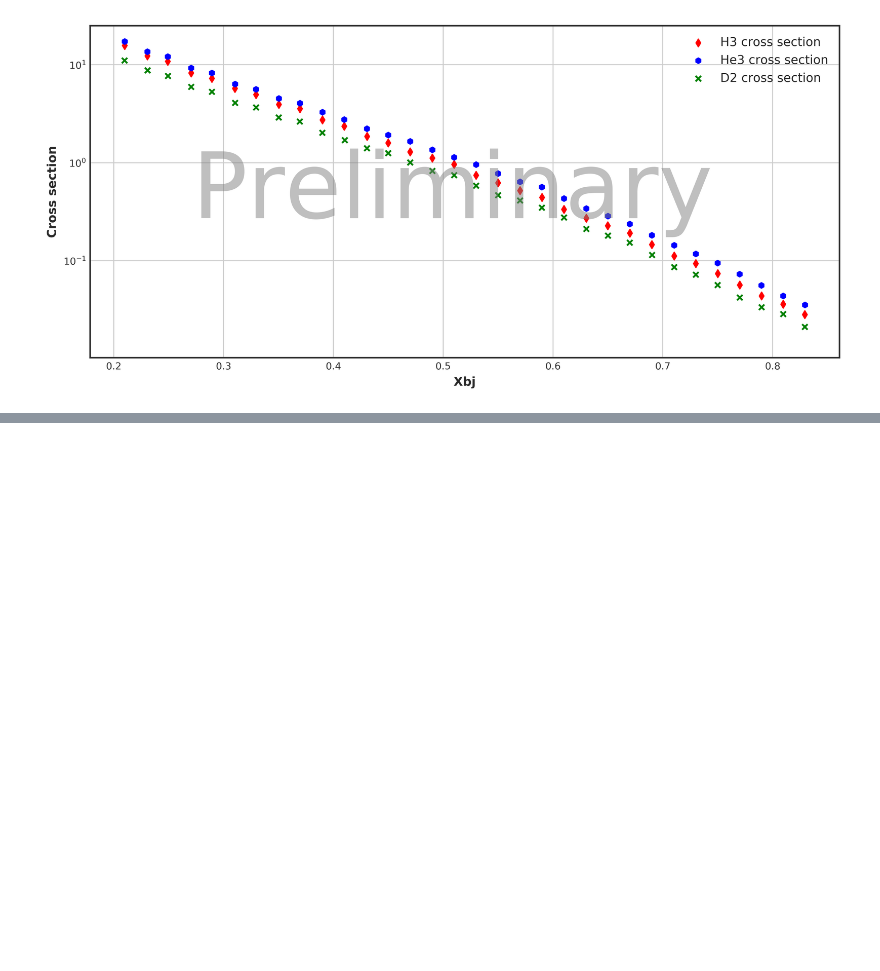
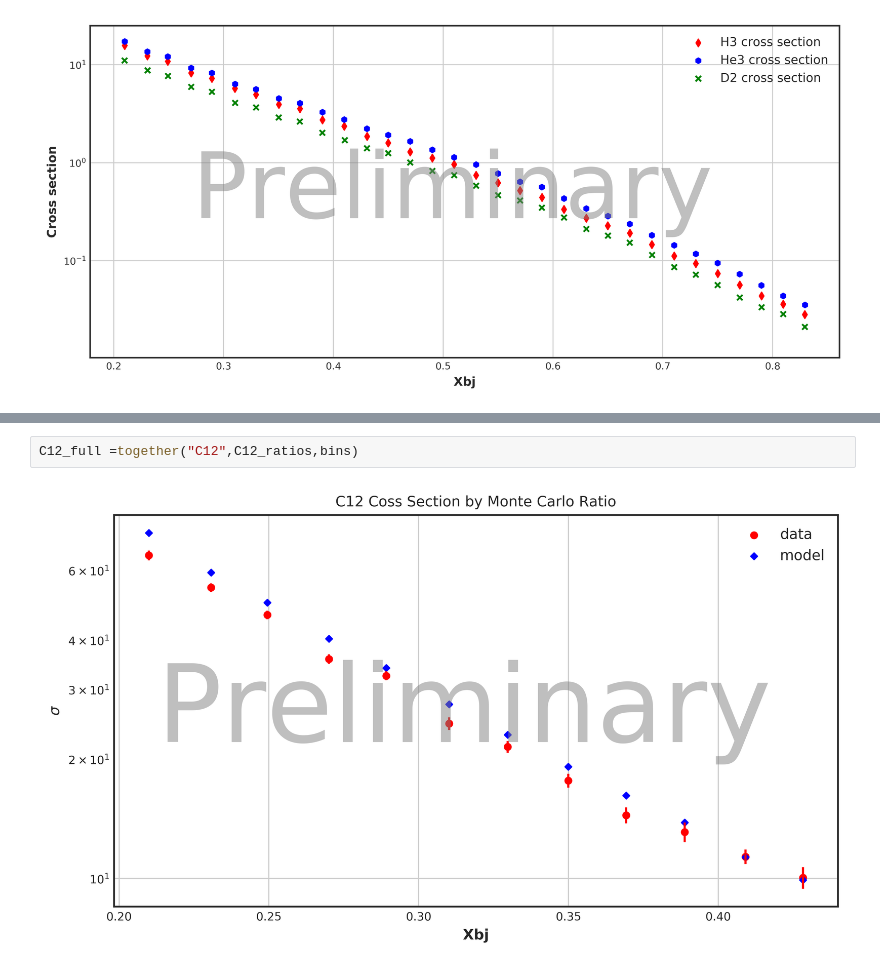
Before and after one commit to jbane11/Tri_offline, a Jupyter notebook: MC_comparison/cross_EMC.ipynb, the cells around one changed output, grey strips where cells are left out. Saved outputs shown, nothing was run; the diff lists cells and outputs as text; blank space fills up the shorter version.

```diff
--- a/MC_comparison/cross_EMC.ipynb
+++ b/MC_comparison/cross_EMC.ipynb
@@ -1303,0 +1485,4 @@ newfig.savefig('/home/jbane/latex_shows/images/multisigma.pdf'.format(cuttype,bi
+# %%
+C12_full =together("C12",C12_ratios,bins)
+# %% [output]
+[figure, added]
```
Also changed, not shown: parts of 18 cells of this notebook, 9 other files.
